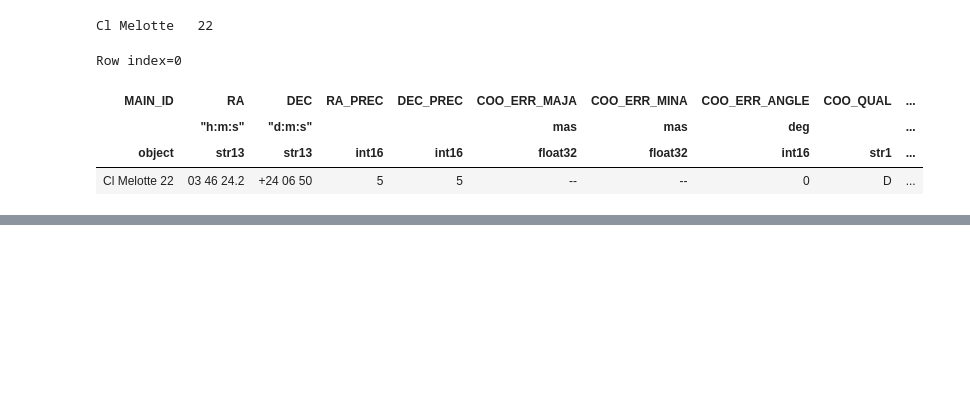
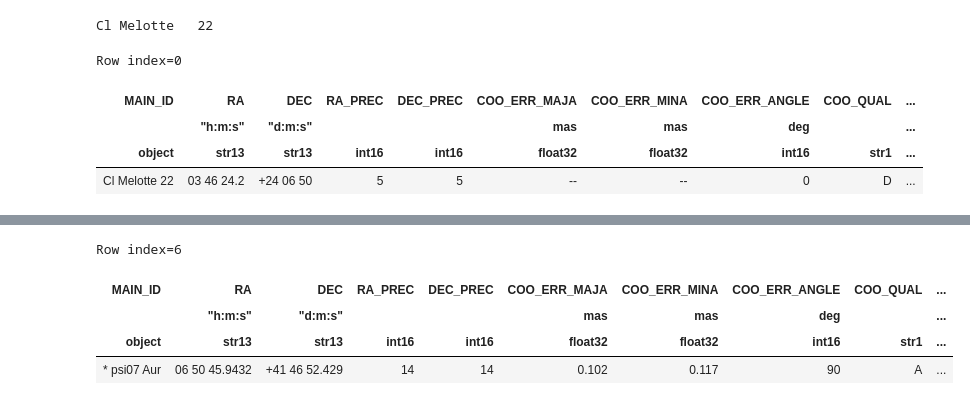
Before and after one commit to dtouzan/ciboulette, a Jupyter notebook: notebook/maps.ipynb, the cells around one changed output, grey strips where cells are left out. Drawn from its saved outputs; the diff is of its cells as text; code cells hidden in the pictures; blank space fills up the shorter version.

```diff
--- a/notebook/maps.ipynb
+++ b/notebook/maps.ipynb
@@ -328,0 +407,8 @@ Table length=2
+# %%
+MyMap.find('psi07')
+# %% [output]
+Row index=6
+| MAIN_ID | RA | DEC | RA_PREC | DEC_PREC | COO_ERR_MAJA | COO_ERR_MINA | COO_ERR_ANGLE | COO_QUAL | ... |
+|  | "h:m:s" | "d:m:s" |  |  | mas | mas | deg |  | ... |
+| object | str13 | str13 | int16 | int16 | float32 | float32 | int16 | str1 | ... |
+| * psi07 Aur | 06 50 45.9432 | +41 46 52.429 | 14 | 14 | 0.102 | 0.117 | 90 | A | ... |
```
Also changed, not shown: parts of 7 cells of this notebook, 1 other file.
